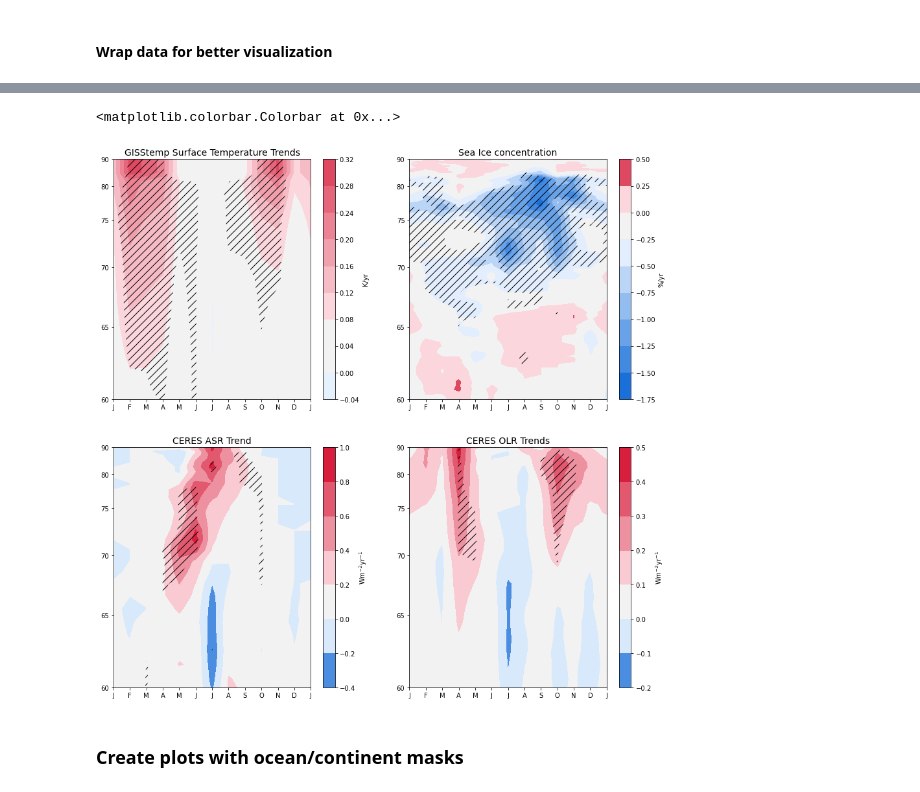
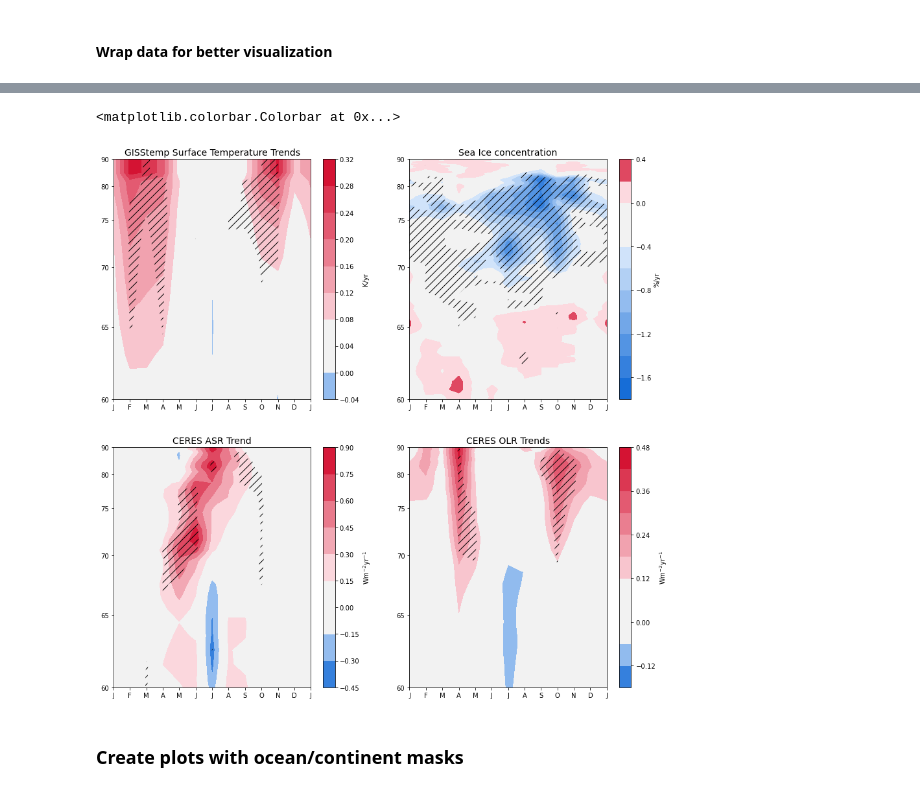
Before and after one commit to jshaw35/spectral_ice, a Jupyter notebook: figure1/figure1bc.ipynb, the cells around one changed output, grey strips where cells are left out. Cells and saved outputs as stored; diff of their text form; code cells hidden in the pictures.

```diff
--- a/figure1/figure1bc.ipynb
+++ b/figure1/figure1bc.ipynb
@@ -292,4 +251,6 @@ interactive(children=(IntSlider(value=179, description='h', max=359), IntSlider(
 # %%
+palette = sns.diverging_palette(257, 10, s=99, l=44, sep=50, n=8, as_cmap=True)
+
 fig1,axs = plt.subplots(nrows=2,ncols=2,figsize=(15,15))
 
 axes = axs.flat
@@ -309,39 +270,39 @@ for _ax in axes:
     _ax.set_xticklabels(xtick_labels)
 
 lat_weighted0 = np.sin(np.pi/180*gisstemp_trends['lat'])
 im0 = axes[0].contourf(gisstemp_trends_wrapped['month'],lat_weighted0,gisstemp_trends_wrapped.transpose('lat','month'),
-                       cmap=palette,norm=MidpointNormalize(midpoint=0,vmin=-0.1,vmax=0.4))
-stip = axes[0].contourf(gisstemp_statsig_wrapped['month'],lat_weighted0,gisstemp_statsig_wrapped.transpose('lat','month'), colors='none',levels=[0,95,100],
+                       cmap=palette,norm=MidpointNormalize(midpoint=0),levels=9)
+stip = axes[0].contourf(gisstemp_statsig_wrapped['month'],lat_weighted0,gisstemp_statsig_wrapped.transpose('lat','month'), colors='none',levels=[0,99,100],
                         hatches=[None,'//'],extend='neither')
 axes[0].set_title('GISStemp Surface Temperature Trends',fontsize=14)
 plt.colorbar(im0,ax=axes[0],label='K/yr')
 
 lat_weighted1 = np.sin(np.pi/180*g10010_trends['lat'])
 im1 = axes[1].contourf(g10010_trends_wrapped['month'],lat_weighted1,g10010_trends_wrapped.transpose('lat','month'),
-                       cmap=palette,norm=MidpointNormalize(midpoint=0,vmin=-1.75,vmax=0.5))
+                       cmap=palette,norm=MidpointNormalize(midpoint=0),levels=9)
 stip = axes[1].contourf(g10010_statsig_wrapped['month'],lat_weighted1,g10010_statsig_wrapped.transpose('lat','month'), colors='none',levels=[0,95,100],
                         hatches=[None,'//'],extend='neither')
 axes[1].set_title('Sea Ice concentration',fontsize=14)
 plt.colorbar(im1,ax=axes[1],label='%/yr')
 
 lat_weighted2 = np.sin(np.pi/180*asr_trends['lat'])
 im2 = axes[2].contourf(asr_trends_wrapped['month'],lat_weighted2,asr_trends_wrapped.transpose('lat','month'),
-                       cmap=palette,norm=MidpointNormalize(midpoint=0,vmin=-0.4,vmax=1.0))#,levels=np.arange(-1.0,1.01,0.2))
+                       cmap=palette,norm=MidpointNormalize(midpoint=0),levels=9)#,levels=np.arange(-1.0,1.01,0.2))
 stip = axes[2].contourf(asr_statsig_wrapped['month'],lat_weighted2,asr_statsig_wrapped.transpose('lat','month'), colors='none',levels=[0,95,100],
                         hatches=[None,'//'],extend='neither')
 axes[2].set_title('CERES ASR Trend',fontsize=14)
 plt.colorbar(im2,ax=axes[2],label='Wm$^{-2}$yr$^{-1}$')
 
 lat_weighted3 = np.sin(np.pi/180*olr_trends['lat'])
 im3 = axes[3].contourf(olr_trends_wrapped['month'],lat_weighted3,olr_trends_wrapped.transpose('lat','month'),
-                       cmap=palette,norm=MidpointNormalize(midpoint=0,vmin=-0.2,vmax=0.5),levels=np.arange(-0.2,0.51,0.1))
+                       cmap=palette,norm=MidpointNormalize(midpoint=0),levels=9)
 stip = axes[3].contourf(olr_statsig_wrapped['month'],lat_weighted3,olr_statsig_wrapped.transpose('lat','month'), colors='none',levels=[0,95,100],
                         hatches=[None,'//'],extend='neither')
 axes[3].set_title('CERES OLR Trends',fontsize=14)
 plt.colorbar(im3,ax=axes[3],label='Wm$^{-2}$yr$^{-1}$')
 # %% [output]
 <matplotlib.colorbar.Colorbar at 0x...>
-[figure, old version]
+[figure, new version]
 # %% [markdown]
 ### Create plots with ocean/continent masks
 # %% [markdown]
```
Also changed, not shown: parts of 5 cells of this notebook, 2 other files.
